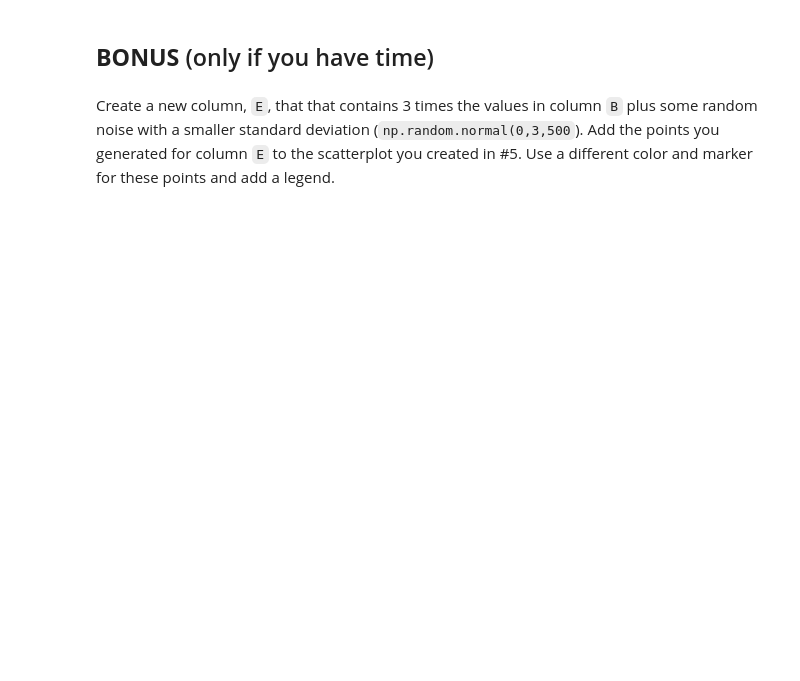
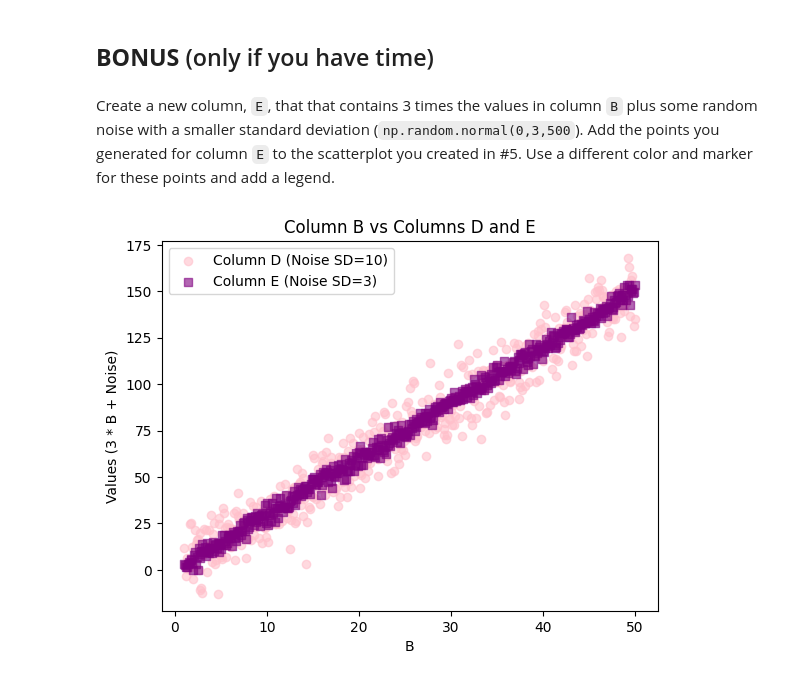
Before and after one commit to cyeef/Data-Science-Portfolio-C21-, a Jupyter notebook: Exercises/6a-Numpy,Pandas,Plotting.Exercise.ipynb, the cells around one changed output. Saved outputs shown, nothing was run; the diff lists cells and outputs as text; code cells hidden in the pictures; blank space fills up the shorter version.

```diff
--- a/Exercises/6a-Numpy,Pandas,Plotting.Exercise.ipynb
+++ b/Exercises/6a-Numpy,Pandas,Plotting.Exercise.ipynb
@@ -36,3 +121,21 @@ Create a scatter plot with column `B` on the x-axis and column `D` on the y-axis
 ## **BONUS** (only if you have time)
 # %% [markdown]
 Create a new column, `E`, that that contains 3 times the values in column `B` plus some random noise with a smaller standard deviation (`np.random.normal(0,3,500`).  Add the points you generated for column `E` to the scatterplot you created in #5. Use a different color and marker for these points and add a legend.
+# %%
+df['E'] = (3 * df['B']) + np.random.normal(0, 3, 500)
+# %%
+plt.scatter(df['B'], df['D'], color='pink', marker='o', alpha=0.6, label='Column D (Noise SD=10)')
+
+# Plot Column B vs Column E
+plt.scatter(df['B'], df['E'], color='purple', marker='s', alpha=0.6, label='Column E (Noise SD=3)')
+
+# Graph info
+plt.xlabel('B')
+plt.ylabel('Values (3 * B + Noise)')
+plt.title('Column B vs Columns D and E')
+plt.legend()
+
+# output
+plt.show()
+# %% [output]
+[figure, added]
```
Also changed, not shown: parts of 8 cells of this notebook.
